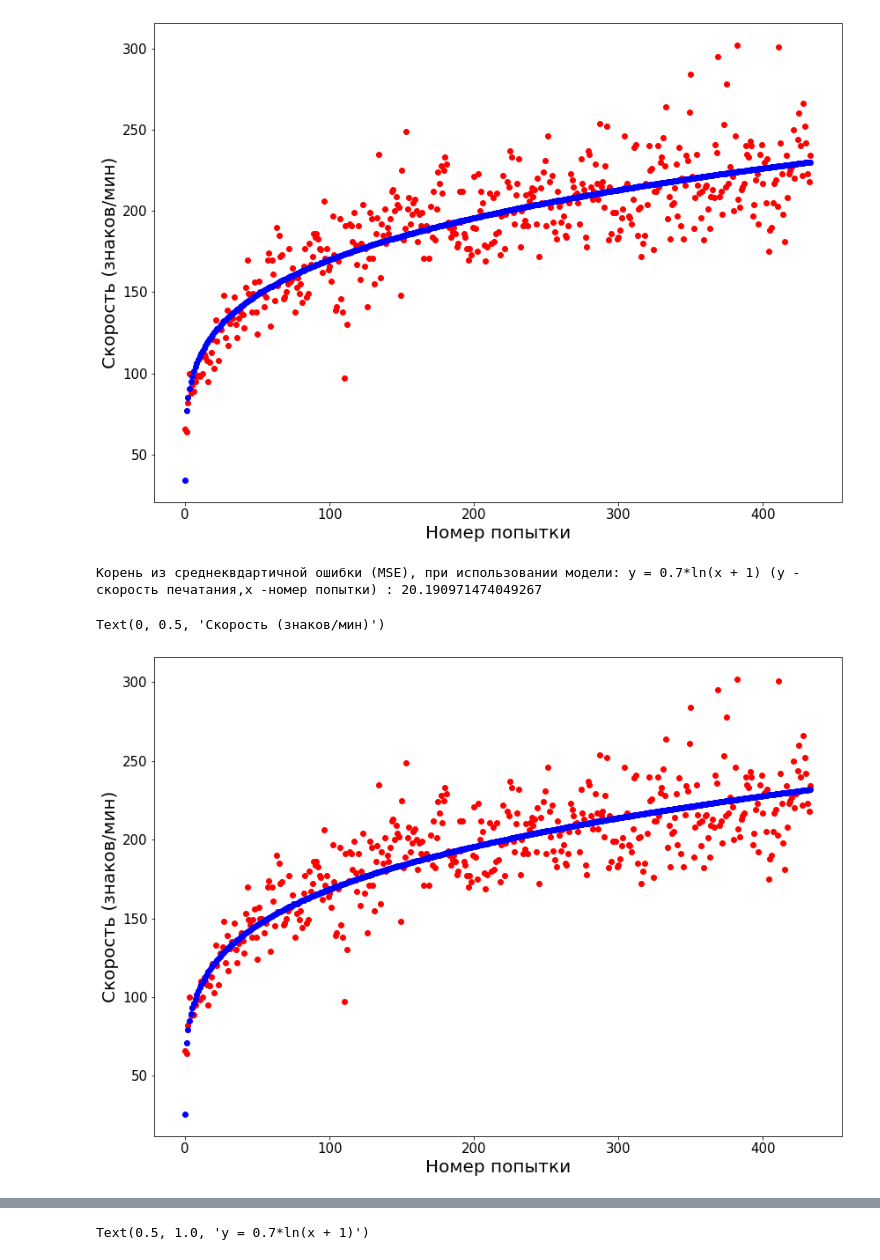
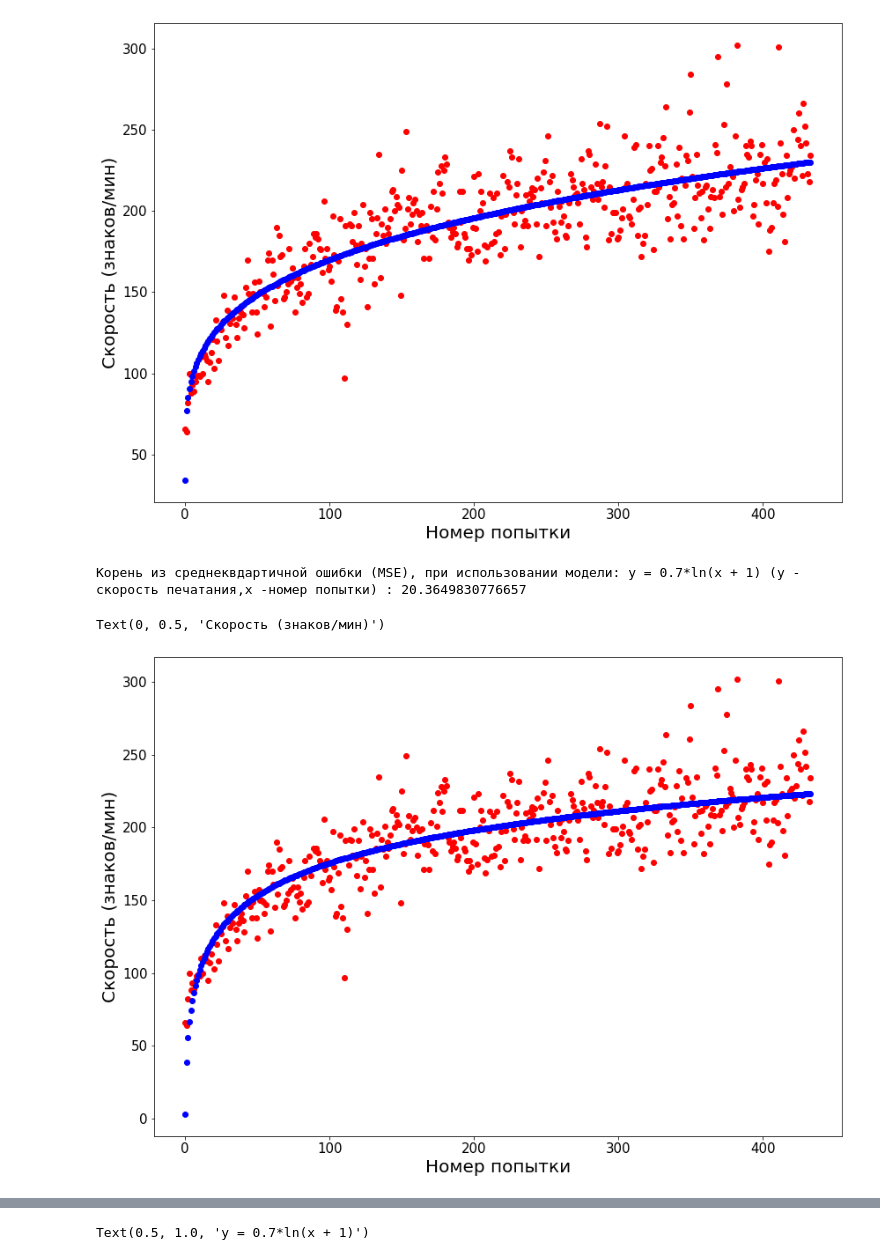
Before and after one commit to maxim-lixakov/ratatype_speed_analyse, a Jupyter notebook: Ratatype_stat.ipynb, the cells around one changed output, grey strips where cells are left out. Cells and saved outputs as stored; diff of their text form; code cells hidden in the pictures.

```diff
--- a/Ratatype_stat.ipynb
+++ b/Ratatype_stat.ipynb
@@ -107,17 +107,17 @@ Text(0, 0.5, 'Скорость (знаков/мин)')
 # %%
 X2 = df[['log']]
 reg.fit(X2, Y)
 plt.figure(figsize=(14, 10))
 plt.plot(df.index, df['speed'], 'ro')
-plt.plot(df.index, reg.predict(X), 'bo');
+plt.plot(df.index, reg.predict(X2), 'bo');
 print(f"Корень из среднеквдартичной ошибки (MSE), при использовании модели: y = 0.7*ln(x + 1) (y - скорость печатания,"
-      f"x -номер попытки) : {math.sqrt(mean_squared_error(Y, reg.predict(X)))}")
+      f"x -номер попытки) : {math.sqrt(mean_squared_error(Y, reg.predict(X2)))}")
 plt.xticks(fontsize=15)
 plt.yticks(fontsize=15)
 plt.xlabel("Номер попытки", fontsize=20)
 plt.ylabel("Скорость (знаков/мин)", fontsize=20)
 # %% [output]
-Корень из среднеквдартичной ошибки (MSE), при использовании модели: y = 0.7*ln(x + 1) (y - скорость печатания,x -номер попытки) : 20.190971474049267
+Корень из среднеквдартичной ошибки (MSE), при использовании модели: y = 0.7*ln(x + 1) (y - скорость печатания,x -номер попытки) : 20.3649830776657
 Text(0, 0.5, 'Скорость (знаков/мин)')
-[figure, old version]
+[figure, new version]
 # %% [markdown]
```
Also changed, not shown: parts of 3 cells of this notebook.
